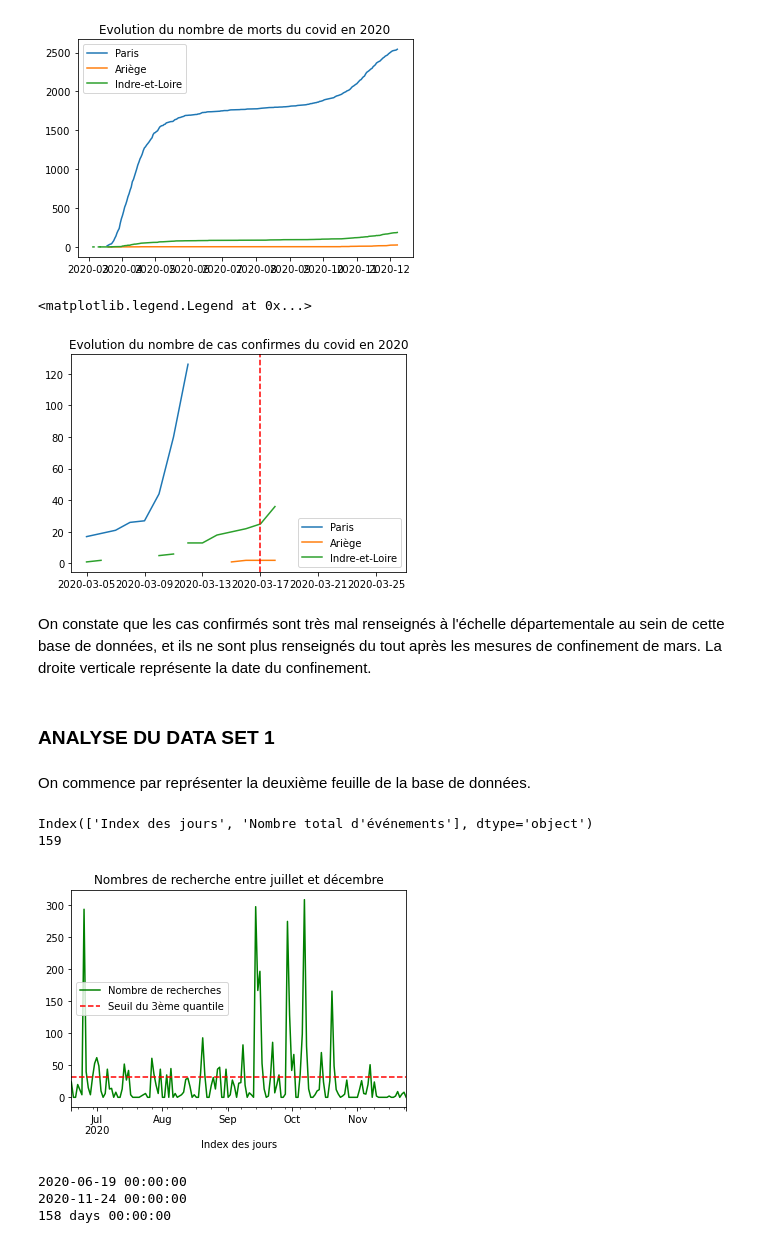
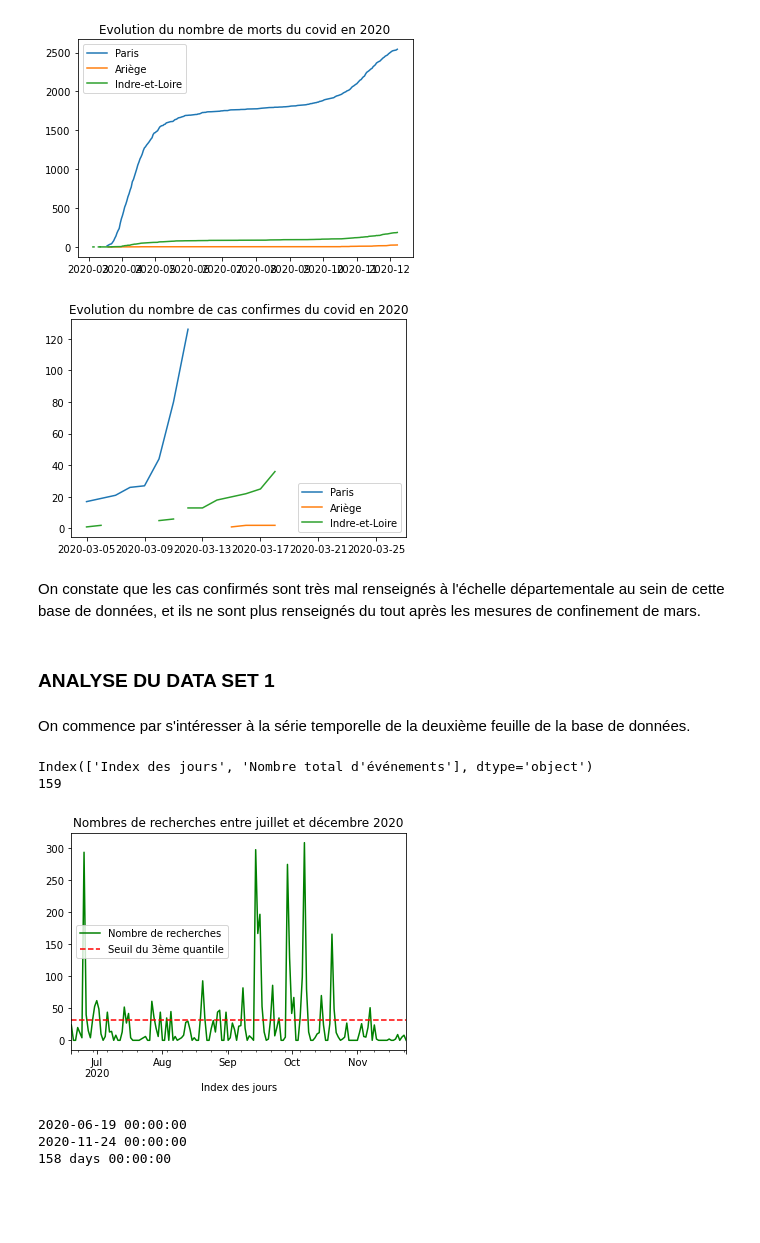
Before and after one commit to agatherosenzweig/Exercices-9_12, a Jupyter notebook: Exercices .ipynb, the cells around one changed output. Cells and saved outputs as stored; diff of their text form; code cells hidden in the pictures; blank space fills up the shorter version.

```diff
--- a/Exercices .ipynb
+++ b/Exercices .ipynb
@@ -550,37 +560,39 @@ plt.legend(['Paris', 'Ariège', 'Indre-et-Loire'])
 <matplotlib.legend.Legend at 0x...>
 [figure]
 # %%
+
+
 plt.plot(data_paris["date"], data_paris['cas_confirmes'])
 plt.plot(data_ar["date"], data_ar["cas_confirmes"])
 plt.plot(data_il["date"], data_il["cas_confirmes"])
-plt.axvline(x = datetime.date(2020, 3, 17), color='red',linestyle='--' )
+
 plt.title('Evolution du nombre de cas confirmes du covid en 2020')
 plt.legend(['Paris', 'Ariège', 'Indre-et-Loire'])
+plt.show()
 # %% [output]
-<matplotlib.legend.Legend at 0x...>
-[figure, old version]
+[figure, new version]
 # %% [markdown]
-On constate que les cas confirmés sont très mal renseignés à l'échelle départementale au sein de cette base de données, et ils ne sont plus renseignés du tout après les mesures de confinement de mars. La droite verticale représente la date du confinement.
+On constate que les cas confirmés sont très mal renseignés à l'échelle départementale au sein de cette base de données, et ils ne sont plus renseignés du tout après les mesures de confinement de mars.
 # %% [markdown]
 ### ANALYSE DU DATA SET 1
 # %%
 bdd_1 = pd.read_excel('dataset 1 - recherches (1).xlsx', sheet_name = 'Ensemble de données1')
 bdd_2 = pd.read_excel('dataset 1 - recherches (1).xlsx', sheet_name = 'Ensemble de données2')
 # %% [markdown]
-On commence par représenter la deuxième feuille de la base de données.
+On commence par s'intéresser à la série temporelle de la deuxième feuille de la base de données.
 # %%
 print(bdd_2.columns)
 bdd_2 = bdd_2.rename(columns = {"Nombre total d'événements" : 'nb_recherche'})
 bdd_2  = bdd_2.dropna(subset=['Index des jours'])
 bdd_2.plot(x = 'Index des jours', y = ['nb_recherche'], color ="green")
 plt.axhline(y = np.quantile(bdd_2["nb_recherche"], 0.75) , color='red',linestyle='--' )
-plt.title('Nombres de recherche entre juillet et décembre')
+plt.title('Nombres de recherches entre juillet et décembre 2020')
 plt.legend(['Nombre de recherches', 'Seuil du 3ème quantile'])
 print(len(bdd_2))
 # %% [output]
 Index(['Index des jours', 'Nombre total d'événements'], dtype='object')
 159
-[figure, old version]
+[figure, new version]
 # %%
 print(min(bdd_2["Index des jours"]))
 print(max(bdd_2["Index des jours"]))
```
Also changed, not shown: parts of 19 cells of this notebook.
